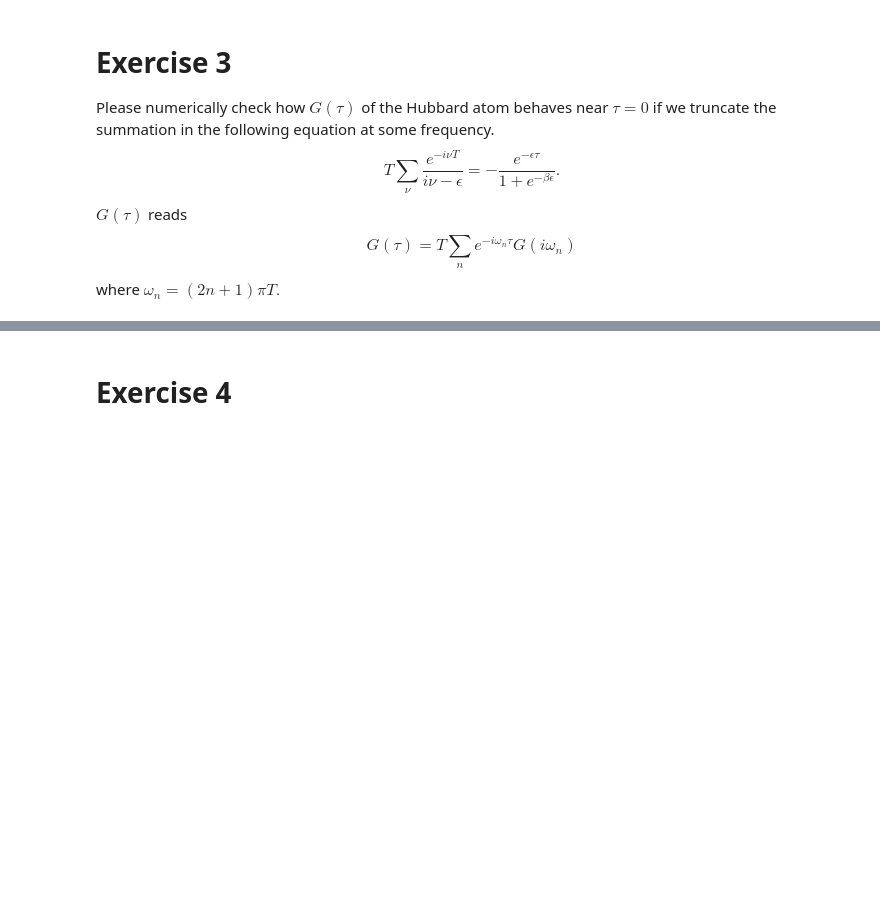
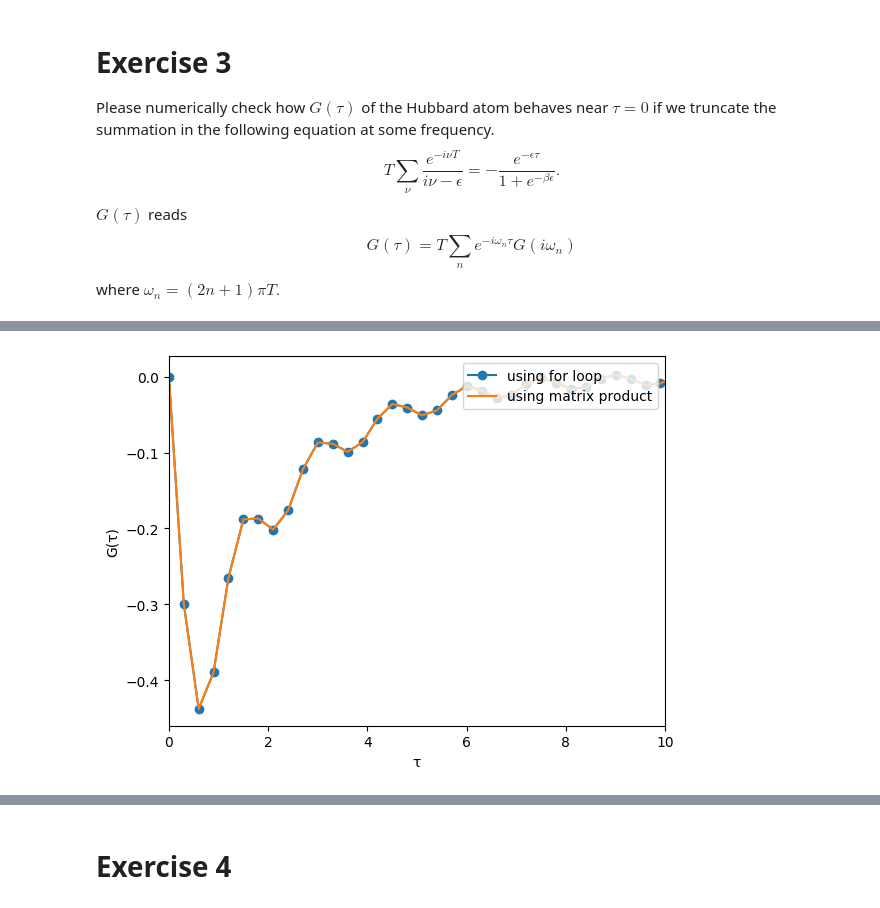
Before and after one commit to FumiyaKakizawa/saidai_compute_physics, a Jupyter notebook: compute_physics_exercise_1-10.ipynb, the cells around one changed output, grey strips where cells are left out. Saved outputs shown, nothing was run; the diff lists cells and outputs as text; code cells hidden in the pictures; blank space fills up the shorter version.

```diff
--- a/compute_physics_exercise_1-10.ipynb
+++ b/compute_physics_exercise_1-10.ipynb
@@ -140,14 +150,16 @@ plt.savefig("Exercise_3.pdf")
 # %%
 G_tau_1 = naive_inverse_Giv_forloop(num_tau,ω_n,U,T,τs)
 G_tau_2 = naive_inverse_Giv_matprod(τs,ω_n,U,T)
 plt.figure()
-plt.plot(τs,real.(G_tau_1),label="with for loop",marker="o")
-plt.plot(τs,real.(G_tau_2),label="with matrix product")
+plt.plot(τs,real.(G_tau_1),label="using for loop",marker="o")
+plt.plot(τs,real.(G_tau_2),label="using matrix product")
 plt.xlim(0,10)
 plt.xlabel("τ")
 plt.ylabel("G(τ)")
 plt.legend(loc="upper right")
 plt.savefig("check_exercise_3.pdf")
+# %% [output]
+[figure, added]
 # %%
 # Benchmark
 @benchmark naive_inverse_Giv_forloop(num_tau,ω_n,U,T,τs)
```
Also changed, not shown: parts of 31 cells of this notebook, 1 other file.
